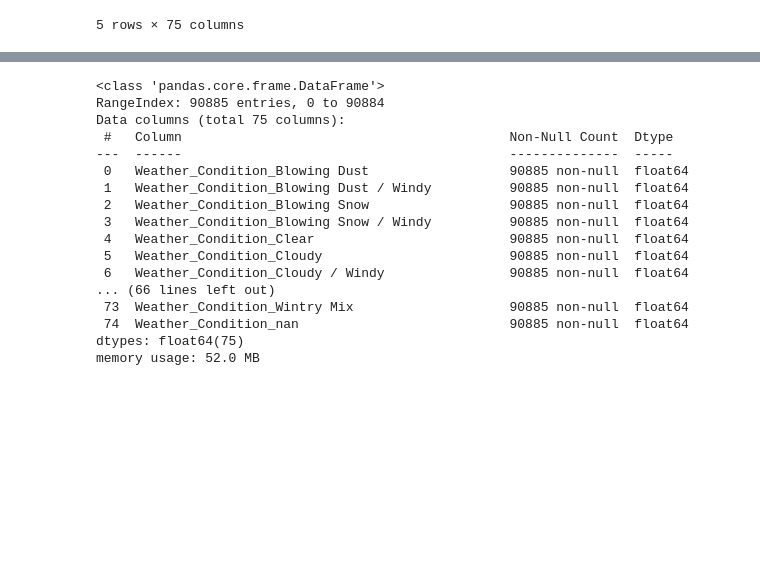
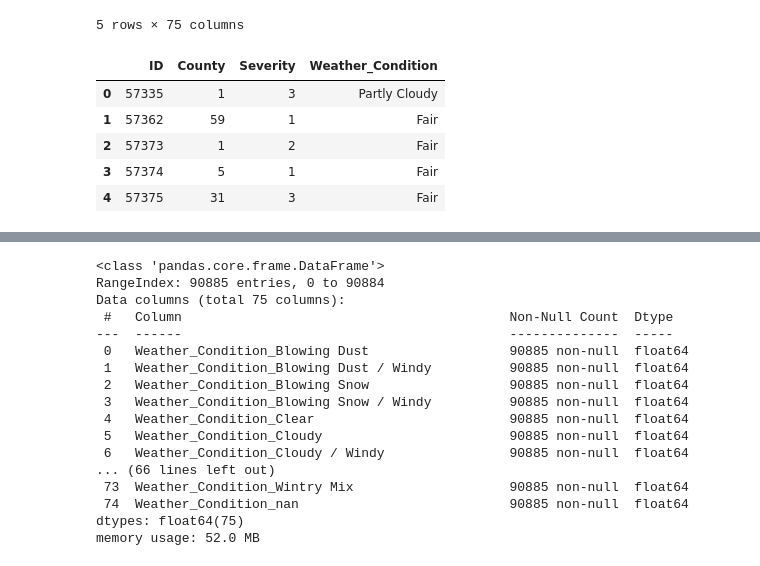
Before and after one commit to tbrown14611/Project_3, a Jupyter notebook: pyTorch_example.ipynb, the cells around one changed output, grey strips where cells are left out. Cells and saved outputs as stored; diff of their text form; code cells hidden in the pictures; blank space fills up the shorter version.

```diff
--- a/pyTorch_example.ipynb
+++ b/pyTorch_example.ipynb
@@ -206,6 +209,19 @@ df_weather_encoded.head(5)
 | 3 | 0.0 | 0.0 | 0.0 | 0.0 | ... |
 | 4 | 0.0 | 0.0 | 0.0 | 0.0 | ... |
 5 rows × 75 columns
+# %%
+le = LabelEncoder()
+CO_crashes_df_updated['ID'] = le.fit_transform(df['ID'])
+CO_crashes_df_updated.set_index('ID')
+
+CO_crashes_df_updated.head(5)
+# %% [output]
+|  | ID | County | Severity | Weather_Condition |
+| 0 | 57335 | 1 | 3 | Partly Cloudy |
+| 1 | 57362 | 59 | 1 | Fair |
+| 2 | 57373 | 1 | 2 | Fair |
+| 3 | 57374 | 5 | 1 | Fair |
+| 4 | 57375 | 31 | 3 | Fair |
 # %%
 
 CO_crashes_df_updated.head(5)
```
Also changed, not shown: parts of 11 cells of this notebook.
